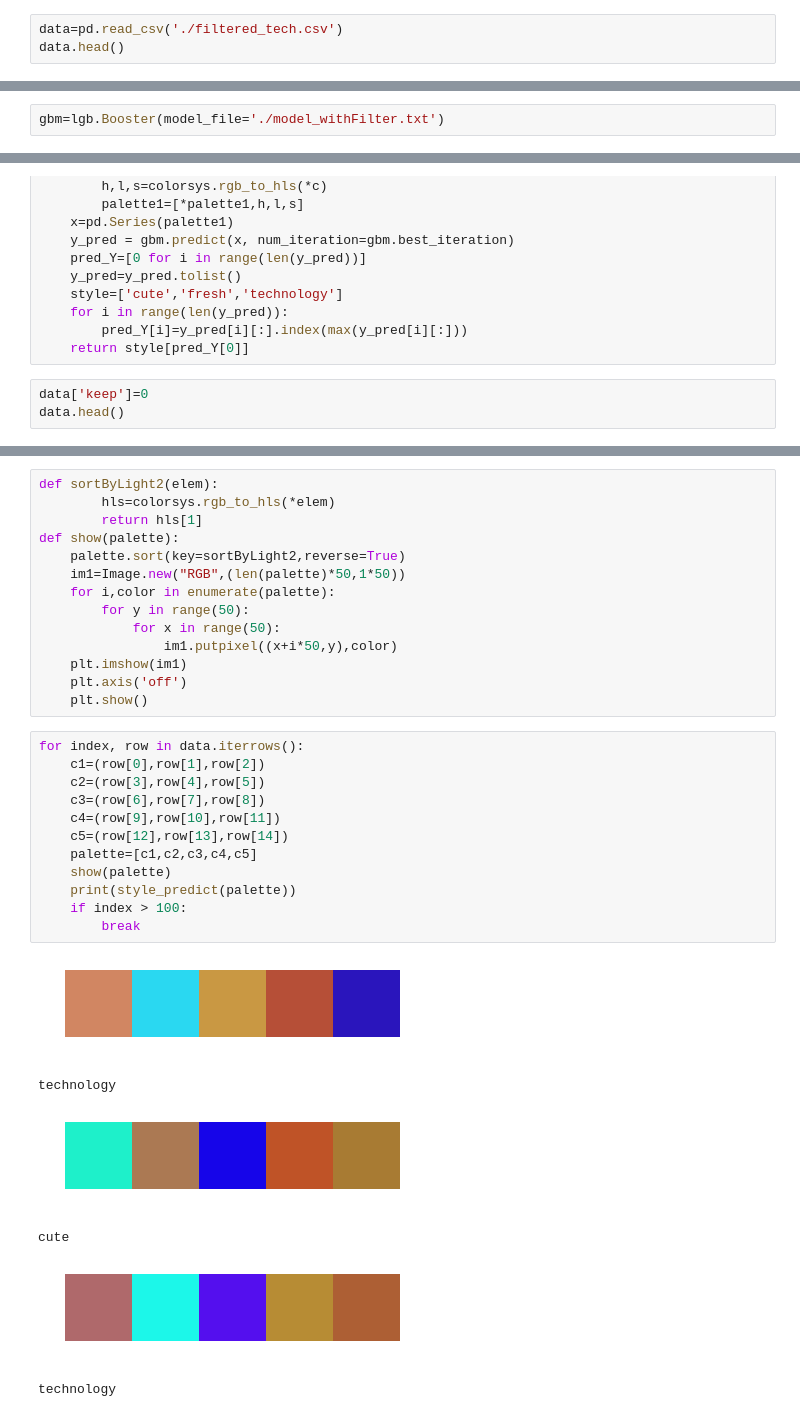
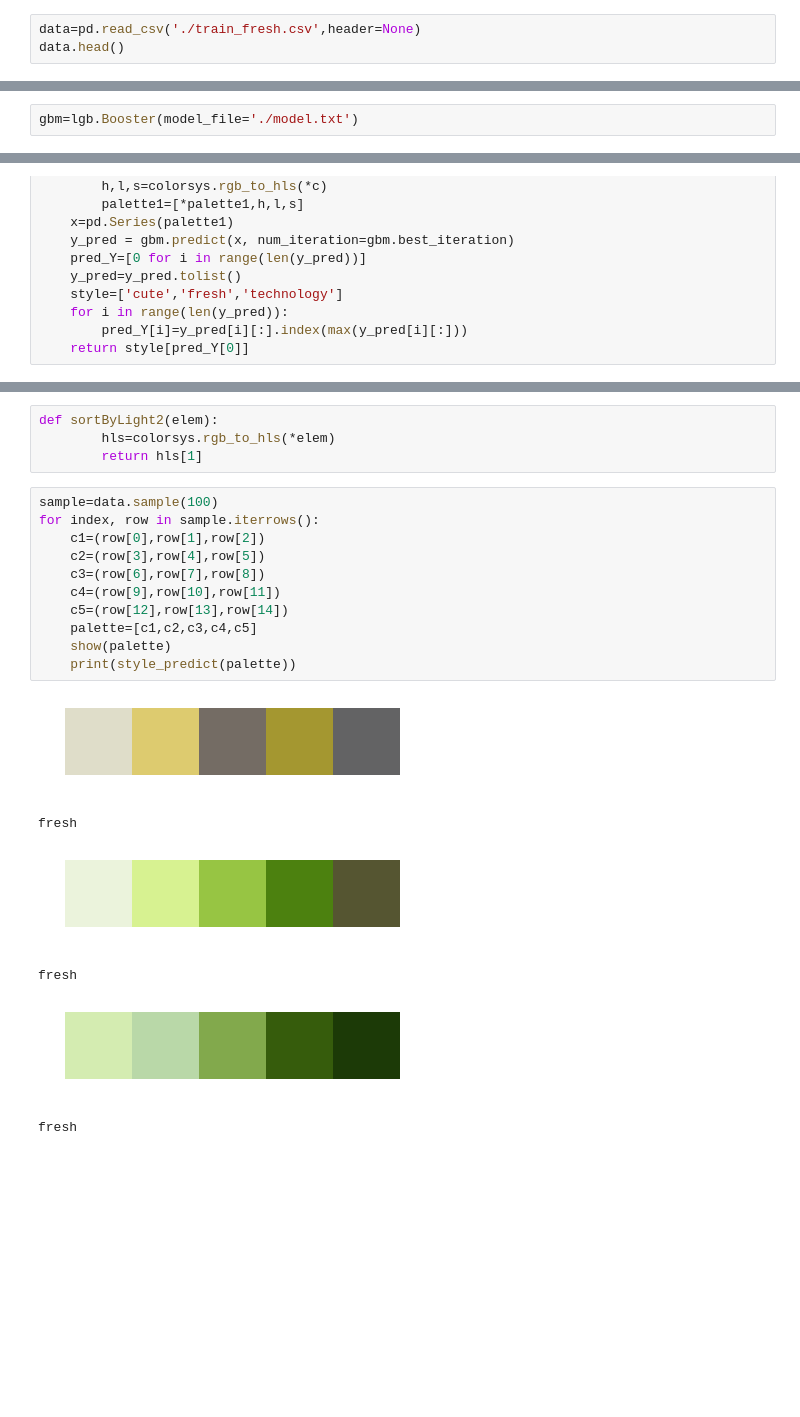
Before and after one commit to Ti-tanium/Color-Scheme-Style-Classifier, a Jupyter notebook: CleanData.ipynb, the cells around one changed output, grey strips where cells are left out. Drawn from its saved outputs; the diff is of its cells as text; blank space fills up the shorter version.

```diff
--- a/CleanData.ipynb
+++ b/CleanData.ipynb
@@ -14,4 +11,4 @@ from colorthief import ColorThief
 # %%
-data=pd.read_csv('./filtered_tech.csv')
+data=pd.read_csv('./train_fresh.csv',header=None)
 data.head()
 # %% [output]
@@ -24,5 +21,5 @@ data.head()
 # %%
-gbm=lgb.Booster(model_file='./model_withFilter.txt')
+gbm=lgb.Booster(model_file='./model.txt')
 # %%
 # param: palette,eg:[(r,g,b),(r,g,b),(r,g,b),(r,g,b),(r,g,b)]
 # return style ['cute','fresh','technology']
@@ -44,6 +41,3 @@ def style_predict(palette):
     for i in range(len(y_pred)):
         pred_Y[i]=y_pred[i][:].index(max(y_pred[i][:]))
     return style[pred_Y[0]]
-# %%
-data['keep']=0
-data.head()
@@ -57,33 +44,22 @@ data.head()
-# %%
-def sortByLight2(elem):
-        hls=colorsys.rgb_to_hls(*elem)
-        return hls[1]
-def show(palette):
-    palette.sort(key=sortByLight2,reverse=True)
-    im1=Image.new("RGB",(len(palette)*50,1*50))
-    for i,color in enumerate(palette):
-        for y in range(50):
-            for x in range(50):
-                im1.putpixel((x+i*50,y),color)
-    plt.imshow(im1)
-    plt.axis('off')
-    plt.show()
+# %%
+def sortByLight2(elem):
+        hls=colorsys.rgb_to_hls(*elem)
+        return hls[1]
 # %%
-for index, row in data.iterrows():
+sample=data.sample(100)
+for index, row in sample.iterrows():
     c1=(row[0],row[1],row[2])
     c2=(row[3],row[4],row[5])
     c3=(row[6],row[7],row[8])
     c4=(row[9],row[10],row[11])
     c5=(row[12],row[13],row[14])
     palette=[c1,c2,c3,c4,c5]
     show(palette)
     print(style_predict(palette))
-    if index > 100:
-        break
 # %% [output]
-[figure, old version]
+[figure, new version]
-technology
+fresh
-[figure, old version]
+[figure, new version]
-cute
+fresh
-[figure, old version]
+[figure, new version]
-technology
+fresh
```
Also changed, not shown: parts of 6 cells of this notebook, 1 other file.
